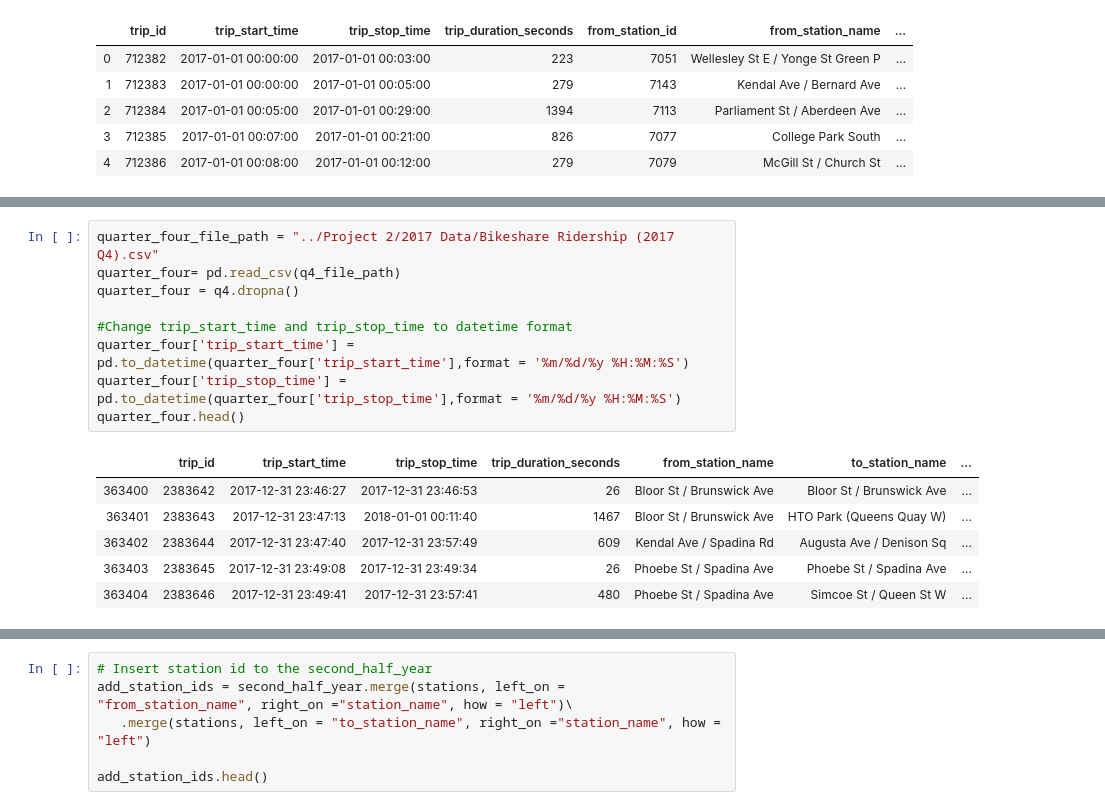
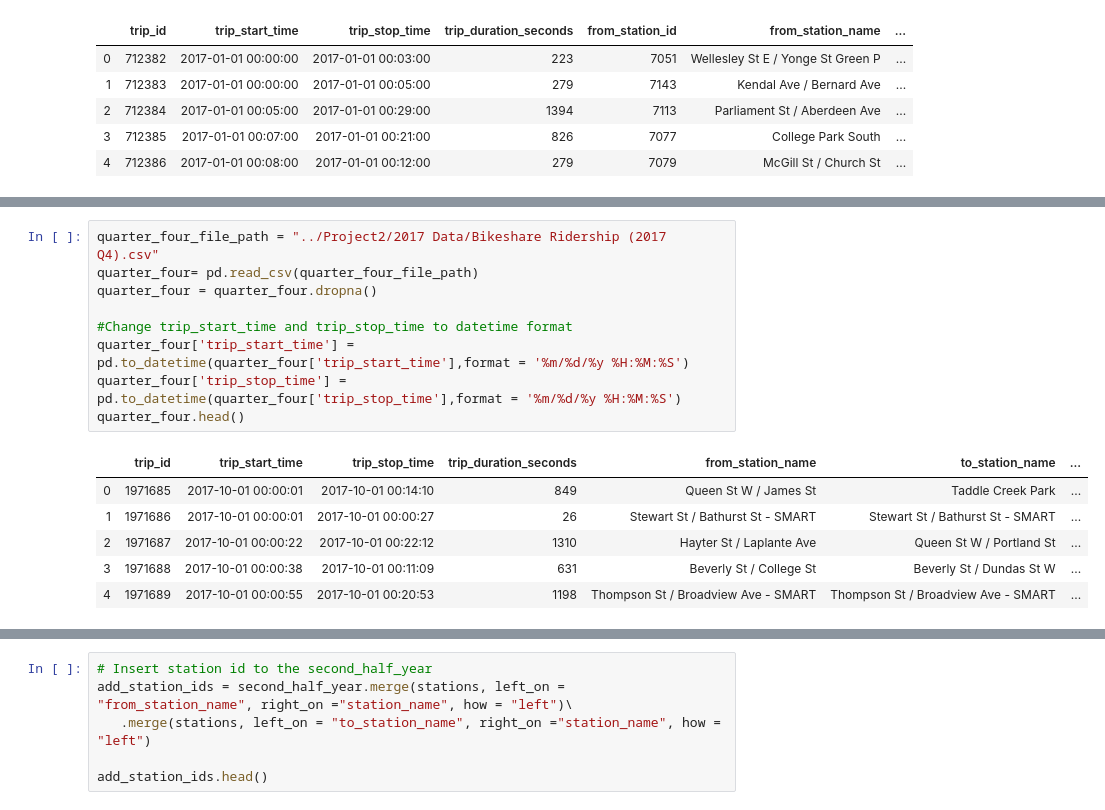
Before and after one commit to hannahcjy/Project2, a Jupyter notebook: data_cleaning.ipynb, the cells around one changed output, grey strips where cells are left out. Cells and saved outputs as stored; diff of their text form.

Commit message:
edit data_cleaning

```diff
--- a/data_cleaning.ipynb
+++ b/data_cleaning.ipynb
@@ -129,21 +129,21 @@ quarter_three.head()
 | 3 | 1253917 | 2017-07-01 00:01:00 | 2017-07-01 00:25:00 | 1420 | Elizabeth St / Edward St (Bus Ter... | Boston Ave / Queen St E | ... |
 | 4 | 1253918 | 2017-07-01 00:01:00 | 2017-07-01 00:25:00 | 1437 | Elizabeth St / Edward St (Bus Ter... | Boston Ave / Queen St E | ... |
 # %%
-quarter_four_file_path = "../Project 2/2017 Data/Bikeshare Ridership (2017 Q4).csv"
-quarter_four= pd.read_csv(q4_file_path)
-quarter_four = q4.dropna()
+quarter_four_file_path = "../Project2/2017 Data/Bikeshare Ridership (2017 Q4).csv"
+quarter_four= pd.read_csv(quarter_four_file_path)
+quarter_four = quarter_four.dropna()
 
 #Change trip_start_time and trip_stop_time to datetime format
 quarter_four['trip_start_time'] = pd.to_datetime(quarter_four['trip_start_time'],format = '%m/%d/%y %H:%M:%S')
 quarter_four['trip_stop_time'] = pd.to_datetime(quarter_four['trip_stop_time'],format = '%m/%d/%y %H:%M:%S')
 quarter_four.head()
 # %% [output]
 |  | trip_id | trip_start_time | trip_stop_time | trip_duration_seconds | from_station_name | to_station_name | ... |
-| 363400 | 2383642 | 2017-12-31 23:46:27 | 2017-12-31 23:46:53 | 26 | Bloor St / Brunswick Ave | Bloor St / Brunswick Ave | ... |
-| 363401 | 2383643 | 2017-12-31 23:47:13 | 2018-01-01 00:11:40 | 1467 | Bloor St / Brunswick Ave | HTO Park (Queens Quay W) | ... |
-| 363402 | 2383644 | 2017-12-31 23:47:40 | 2017-12-31 23:57:49 | 609 | Kendal Ave / Spadina Rd | Augusta Ave / Denison Sq | ... |
-| 363403 | 2383645 | 2017-12-31 23:49:08 | 2017-12-31 23:49:34 | 26 | Phoebe St / Spadina Ave | Phoebe St / Spadina Ave | ... |
-| 363404 | 2383646 | 2017-12-31 23:49:41 | 2017-12-31 23:57:41 | 480 | Phoebe St / Spadina Ave | Simcoe St / Queen St W | ... |
+| 0 | 1971685 | 2017-10-01 00:00:01 | 2017-10-01 00:14:10 | 849 | Queen St W / James St | Taddle Creek Park | ... |
+| 1 | 1971686 | 2017-10-01 00:00:01 | 2017-10-01 00:00:27 | 26 | Stewart St / Bathurst St - SMART | Stewart St / Bathurst St - SMART | ... |
+| 2 | 1971687 | 2017-10-01 00:00:22 | 2017-10-01 00:22:12 | 1310 | Hayter St / Laplante Ave | Queen St W / Portland St | ... |
+| 3 | 1971688 | 2017-10-01 00:00:38 | 2017-10-01 00:11:09 | 631 | Beverly St / College St | Beverly St / Dundas St W | ... |
+| 4 | 1971689 | 2017-10-01 00:00:55 | 2017-10-01 00:20:53 | 1198 | Thompson St / Broadview Ave - SMART | Thompson St / Broadview Ave - SMART | ... |
 # %%
 # Merge quarter_three and quarter_four
 second_half_year = pd.concat([quarter_three,quarter_four])
```
Also changed, not shown: parts of 9 cells of this notebook.
